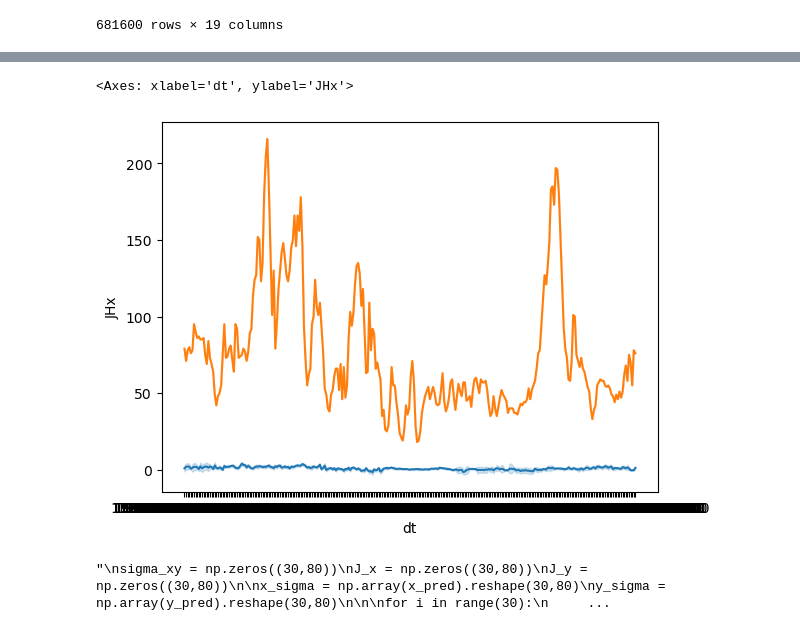
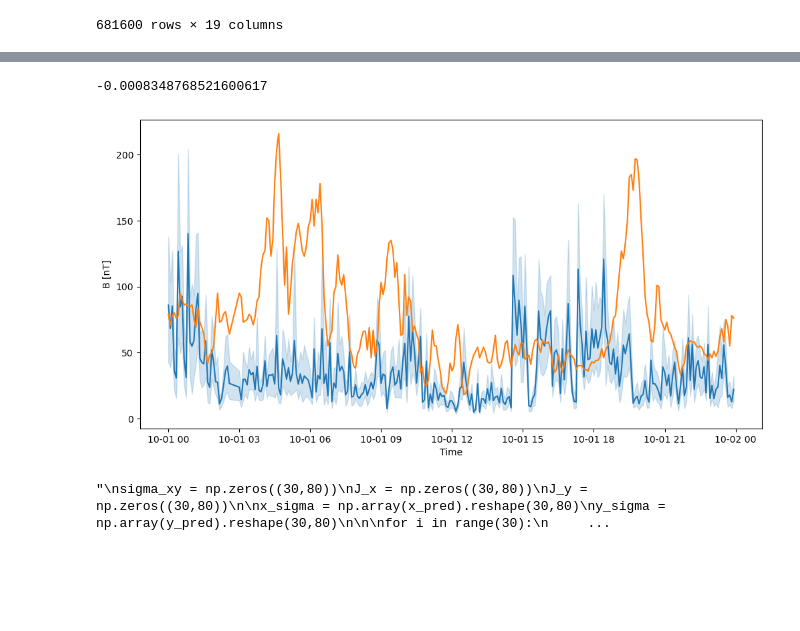
Before and after one commit to reddy-sachin/REPPU-ESN2, a Jupyter notebook: AE/AE_calc_MLP.ipynb, the cells around one changed output, grey strips where cells are left out. Cells and saved outputs as stored; diff of their text form; code cells hidden in the pictures; blank space fills up the shorter version.

```diff
--- a/AE/AE_calc_MLP.ipynb
+++ b/AE/AE_calc_MLP.ipynb
@@ -340,11 +363,16 @@ df_filt.sort_values(by=['dt','lat','lon'], inplace=False)
 
 #df_filt['Ex'] = Ex.flatten() #north-south
 #df_filt['Ey'] = Ey.flatten()  #east-west
+
+#calculate conductivity tensor
 df_filt['sigma_xy'] = df_filt['x_pred'] * df_filt['y_pred']
 df_filt['sigma_xx'] = df_filt['x_pred']**2
 df_filt['sigma_yy'] = df_filt['y_pred']**2
+df_filt['sigma_neg_xy'] = -df_filt['x_pred'] * df_filt['y_pred']
+
+#calculate Hall and Pedersen currents
 df_filt['JHx'] = df_filt['sigma_xy'] * df_filt['Ey'] #east-west
-df_filt['JHy'] = -df_filt['sigma_xy'] * df_filt['Ex'] #north-south
+df_filt['JHy'] = df_filt['sigma_neg_xy'] * df_filt['Ex'] #north-south
 df_filt['JPx'] = df_filt['sigma_xx'] * df_filt['Ex']
 df_filt['JPy'] = df_filt['sigma_yy'] * df_filt['Ey']
 df_filt
@@ -365,5 +393,6 @@ df_filt
 # %%
 df_filt = df_filt.sample(frac=0.01)
+df_filt['dt'] = pd.to_datetime(df_filt['dt'])
 df_filt
 # %% [output]
 |  | lat | lon | BY_GSE | BZ_GSE | flow_speed | proton_density | tilt_angle | dt | F10.7 | Kp | ... |
@@ -382,3 +411,5 @@ df_filt
+# %%
+df_filt['P'] = np.sqrt(df_filt['JHx']**2 + df_filt['JHy']**2)
 # %%
 df_filt.describe().T
 # %% [output]
@@ -402,9 +433,15 @@ df_filt.describe().T
 # %%
-sns.lineplot(data=df_filt, x='dt', y='JHx')
-sns.lineplot(data=df_filt, x='dt', y='AU_INDEX')
+fig, ax = plt.subplots(figsize=(12, 6))
+sns.lineplot(data=df_filt, x='dt', y='P', ax=ax)
+sns.lineplot(data=df_filt, x='dt', y='AU_INDEX', ax=ax)
+plt.xlabel('Time')
+plt.ylabel('B [nT]')
+
+R = df_filt['P'].corr(df_filt['AU_INDEX'])
+R
 # %% [output]
-<Axes: xlabel='dt', ylabel='JHx'>
+-0.0008348768521600617
-[figure, old version]
+[figure, new version]
 # %%
 '''
 sigma_xy = np.zeros((30,80))
```
Also changed, not shown: parts of 6 cells of this notebook, 6 other files.
